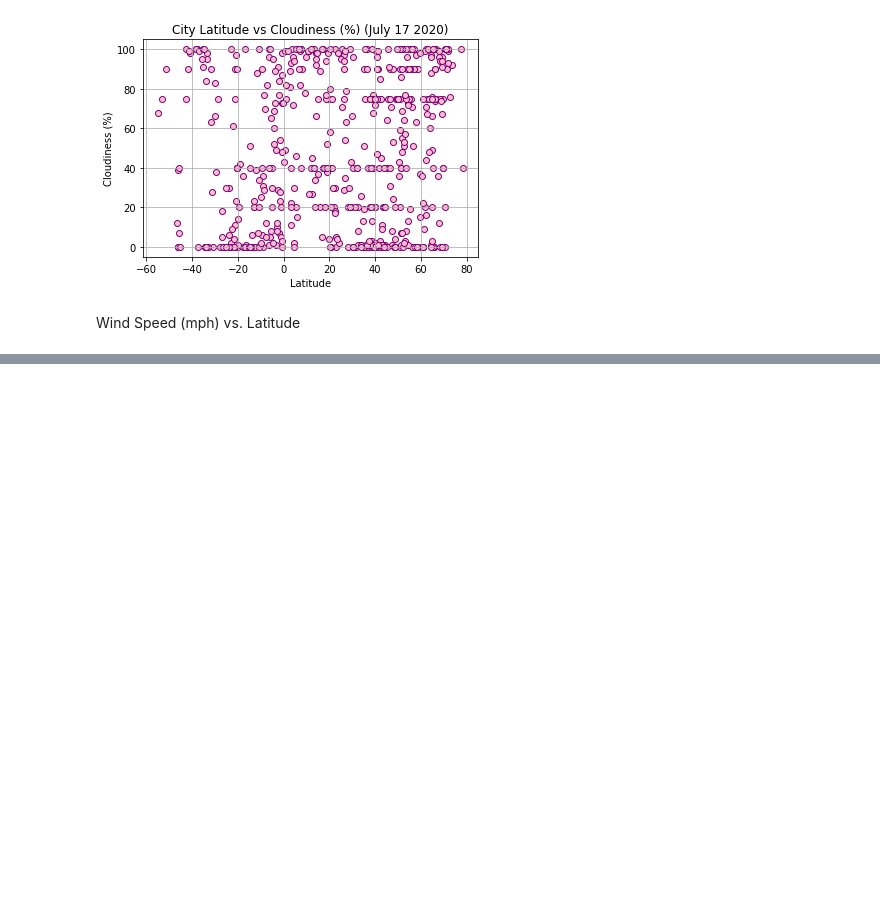
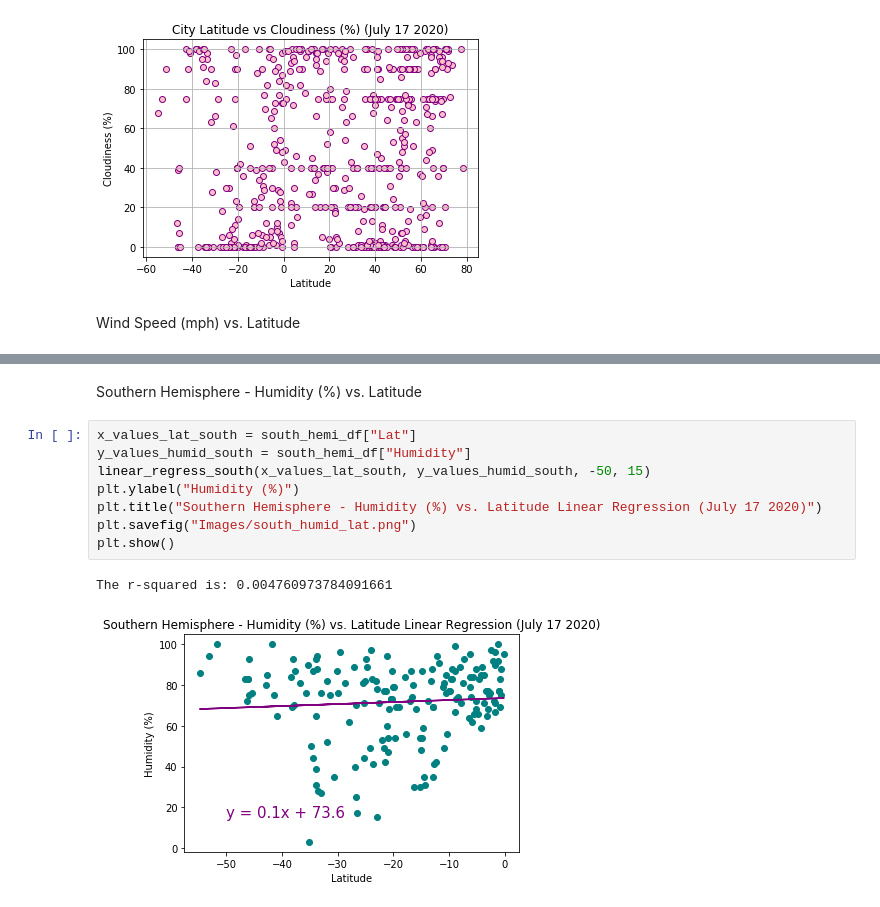
Before and after one commit to alissavokes/python-api-challenge, a Jupyter notebook: WeatherPy/WeatherPy.ipynb, the cells around one changed output, grey strips where cells are left out. Saved outputs shown, nothing was run; the diff lists cells and outputs as text; blank space fills up the shorter version.

```diff
--- a/WeatherPy/WeatherPy.ipynb
+++ b/WeatherPy/WeatherPy.ipynb
@@ -204,0 +267,13 @@ plt.show()
+# %% [markdown]
+Southern Hemisphere - Humidity (%) vs. Latitude
+# %%
+x_values_lat_south = south_hemi_df["Lat"]
+y_values_humid_south = south_hemi_df["Humidity"]
+linear_regress_south(x_values_lat_south, y_values_humid_south, -50, 15)
+plt.ylabel("Humidity (%)")
+plt.title("Southern Hemisphere - Humidity (%) vs. Latitude Linear Regression (July 17 2020)")
+plt.savefig("Images/south_humid_lat.png")
+plt.show()
+# %% [output]
+The r-squared is: 0.004760973784091661
+[figure, added]
```
Also changed, not shown: parts of 20 cells of this notebook.
